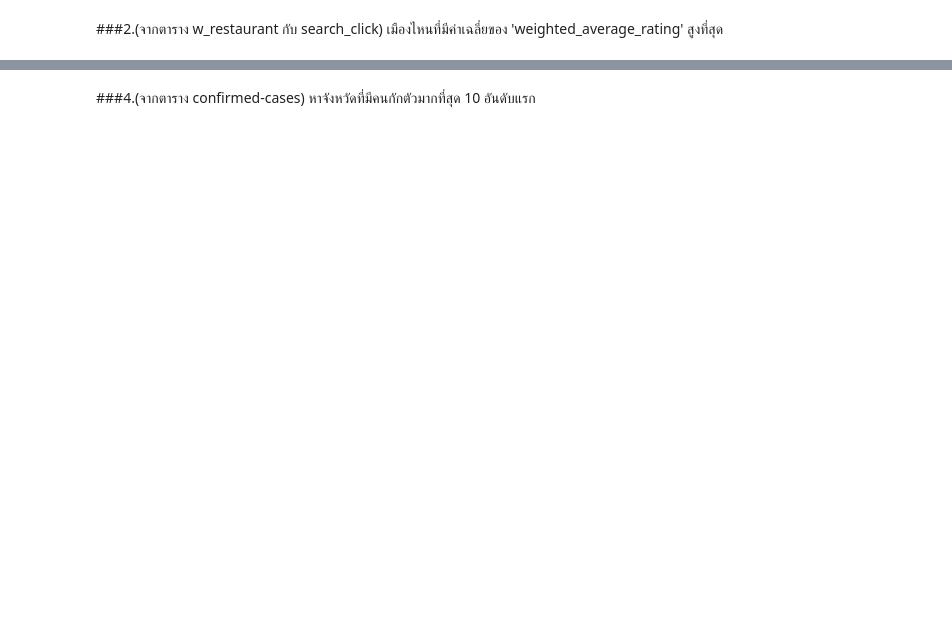
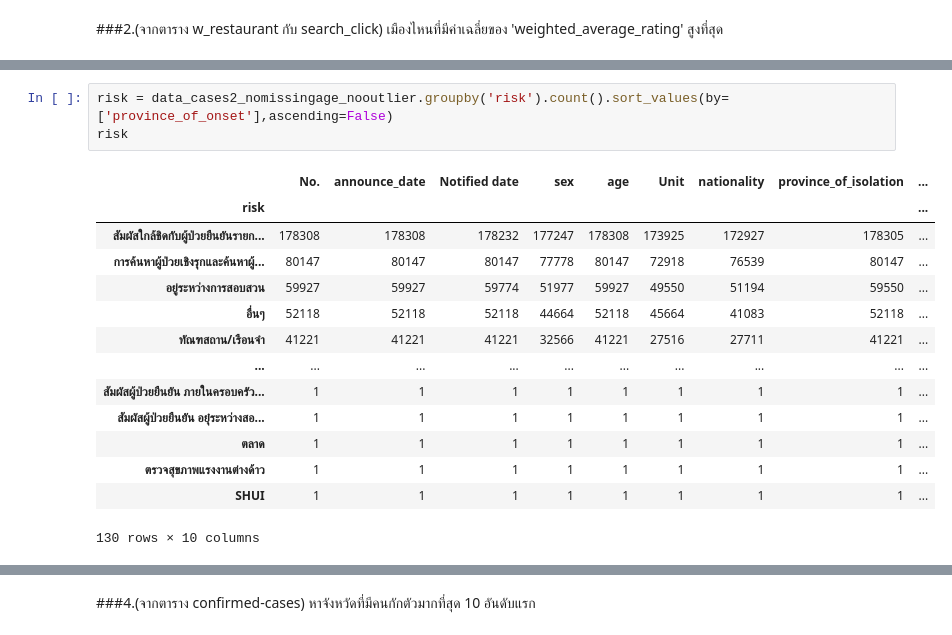
Before and after one commit to Thitichaya2000/DWDM21, a Jupyter notebook: Data_Preprocessing(Chapter_3).ipynb, the cells around one changed output, grey strips where cells are left out. Drawn from its saved outputs; the diff is of its cells as text; blank space fills up the shorter version.

```diff
--- a/Data_Preprocessing(Chapter_3).ipynb
+++ b/Data_Preprocessing(Chapter_3).ipynb
@@ -1474,0 +1594,18 @@ merged_table.groupby('city_name').count()
+# %%
+risk = data_cases2_nomissingage_nooutlier.groupby('risk').count().sort_values(by=['province_of_onset'],ascending=False)
+risk
+# %% [output]
+|  | No. | announce_date | Notified date | sex | age | Unit | nationality | province_of_isolation | ... |
+| risk |  |  |  |  |  |  |  |  | ... |
+| สัมผัสใกล้ชิดกับผู้ป่วยยืนยันรายก... | 178308 | 178308 | 178232 | 177247 | 178308 | 173925 | 172927 | 178305 | ... |
+| การค้นหาผู้ป่วยเชิงรุกและค้นหาผู้... | 80147 | 80147 | 80147 | 77778 | 80147 | 72918 | 76539 | 80147 | ... |
+| อยู่ระหว่างการสอบสวน | 59927 | 59927 | 59774 | 51977 | 59927 | 49550 | 51194 | 59550 | ... |
+| อื่นๆ | 52118 | 52118 | 52118 | 44664 | 52118 | 45664 | 41083 | 52118 | ... |
+| ทัณฑสถาน/เรือนจำ | 41221 | 41221 | 41221 | 32566 | 41221 | 27516 | 27711 | 41221 | ... |
+| ... | ... | ... | ... | ... | ... | ... | ... | ... | ... |
+| สัมผัสผู้ป่วยยืนยัน ภายในครอบครัว... | 1 | 1 | 1 | 1 | 1 | 1 | 1 | 1 | ... |
+| สัมผัสผู้ป่วยยืนยัน อยุ๋ระหว่างสอ... | 1 | 1 | 1 | 1 | 1 | 1 | 1 | 1 | ... |
+| ตลาด | 1 | 1 | 1 | 1 | 1 | 1 | 1 | 1 | ... |
+| ตรวจสุขภาพแรงงานต่างด้าว | 1 | 1 | 1 | 1 | 1 | 1 | 1 | 1 | ... |
+| SHUI | 1 | 1 | 1 | 1 | 1 | 1 | 1 | 1 | ... |
+130 rows × 10 columns
```
Also changed, not shown: parts of 22 cells of this notebook.
